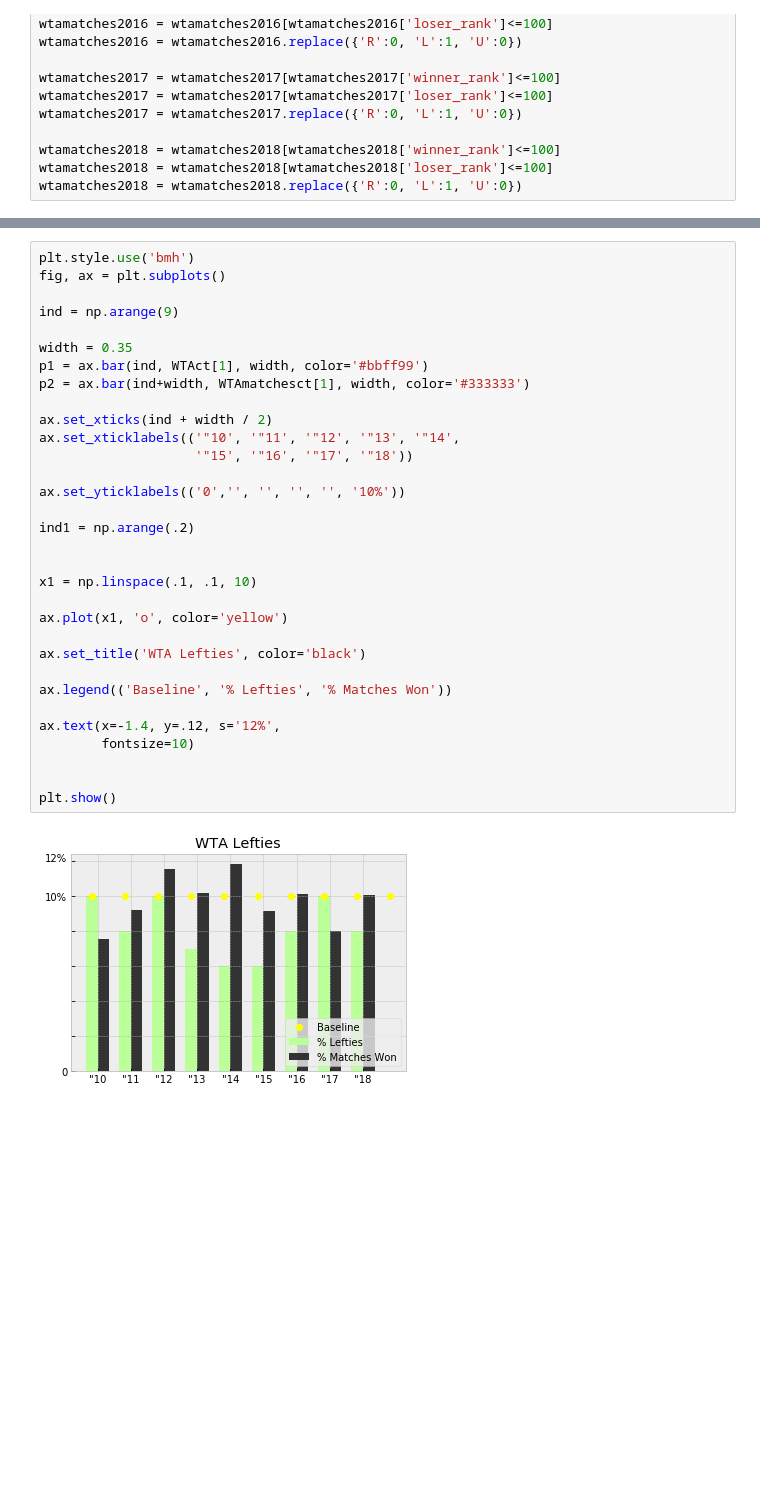
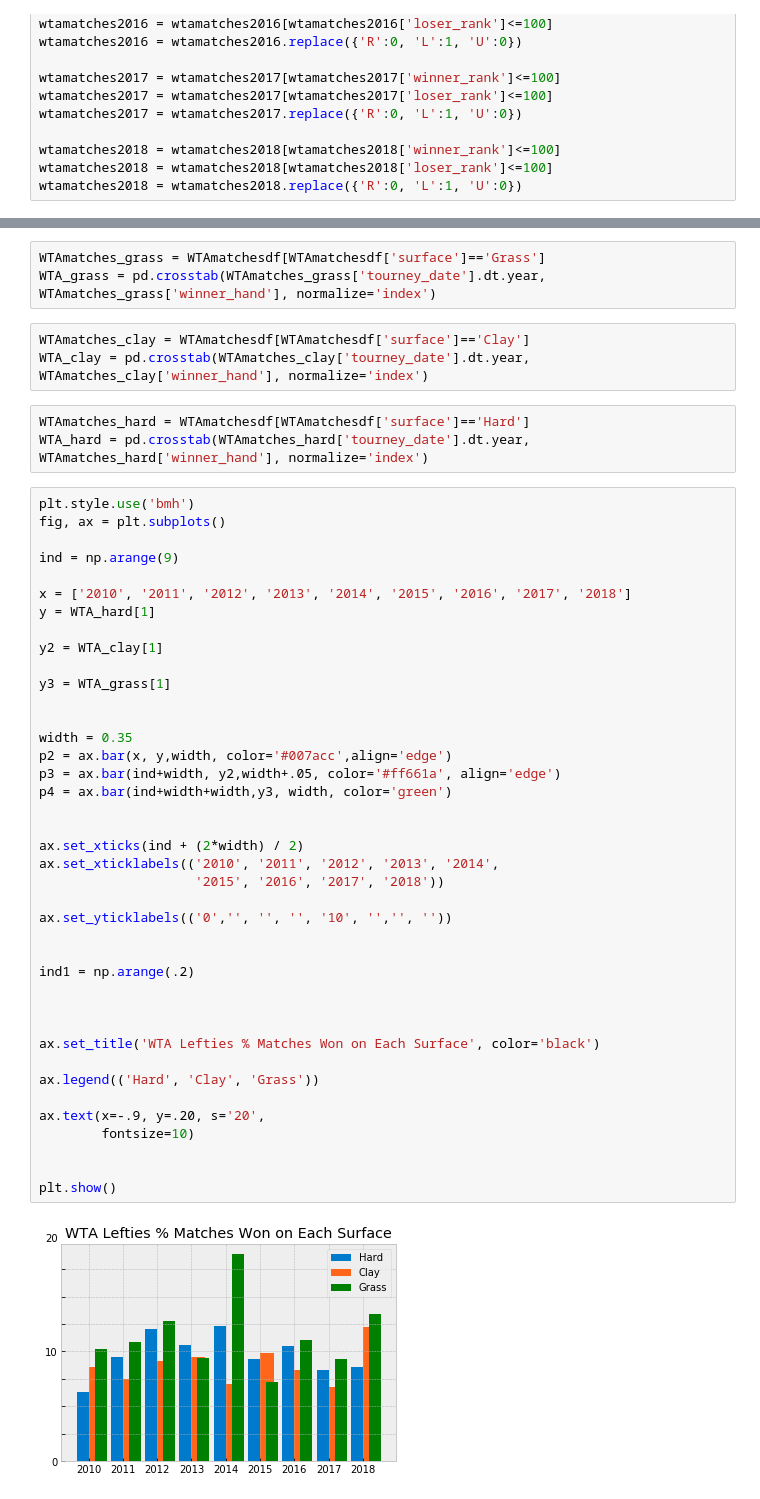
Before and after one commit to LambdaSchool/DS-Unit-1-Sprint-5-Data-Storytelling-Blog-Post, a Jupyter notebook: Project1.ipynb, the cells around one changed output, grey strips where cells are left out. Drawn from its saved outputs; the diff is of its cells as text; blank space fills up the shorter version.

```diff
--- a/Project1.ipynb
+++ b/Project1.ipynb
@@ -363,34 +488,51 @@ WTAmatchesct[1].plot.bar(color='pink')
+# %%
+WTAmatches_grass = WTAmatchesdf[WTAmatchesdf['surface']=='Grass']
+WTA_grass = pd.crosstab(WTAmatches_grass['tourney_date'].dt.year, WTAmatches_grass['winner_hand'], normalize='index')
+# %%
+WTAmatches_clay = WTAmatchesdf[WTAmatchesdf['surface']=='Clay']
+WTA_clay = pd.crosstab(WTAmatches_clay['tourney_date'].dt.year, WTAmatches_clay['winner_hand'], normalize='index')
+# %%
+WTAmatches_hard = WTAmatchesdf[WTAmatchesdf['surface']=='Hard']
+WTA_hard = pd.crosstab(WTAmatches_hard['tourney_date'].dt.year, WTAmatches_hard['winner_hand'], normalize='index')
 # %%
 plt.style.use('bmh')
 fig, ax = plt.subplots()
 
 ind = np.arange(9)
 
+x = ['2010', '2011', '2012', '2013', '2014', '2015', '2016', '2017', '2018']
+y = WTA_hard[1]
+
+y2 = WTA_clay[1]
+
+y3 = WTA_grass[1]
+
+
 width = 0.35
-p1 = ax.bar(ind, WTAct[1], width, color='#bbff99')
-p2 = ax.bar(ind+width, WTAmatchesct[1], width, color='#333333')
+p2 = ax.bar(x, y,width, color='#007acc',align='edge')
+p3 = ax.bar(ind+width, y2,width+.05, color='#ff661a', align='edge')
+p4 = ax.bar(ind+width+width,y3, width, color='green')
 
-ax.set_xticks(ind + width / 2)
-ax.set_xticklabels(('"10', '"11', '"12', '"13', '"14',
-                    '"15', '"16', '"17', '"18'))
 
-ax.set_yticklabels(('0','', '', '', '', '10%'))
+ax.set_xticks(ind + (2*width) / 2)
+ax.set_xticklabels(('2010', '2011', '2012', '2013', '2014',
+                    '2015', '2016', '2017', '2018'))
+
+ax.set_yticklabels(('0','', '', '', '10', '','', ''))
+
 
 ind1 = np.arange(.2)
 
 
-x1 = np.linspace(.1, .1, 10)
 
-ax.plot(x1, 'o', color='yellow')
+ax.set_title('WTA Lefties % Matches Won on Each Surface', color='black')
 
-ax.set_title('WTA Lefties', color='black')
+ax.legend(('Hard', 'Clay', 'Grass'))
 
-ax.legend(('Baseline', '% Lefties', '% Matches Won'))
-
-ax.text(x=-1.4, y=.12, s='12%',
+ax.text(x=-.9, y=.20, s='20',
         fontsize=10)
 
 
 plt.show()
 # %% [output]
-[figure, old version]
+[figure, new version]
```
Also changed, not shown: parts of 42 cells of this notebook.
